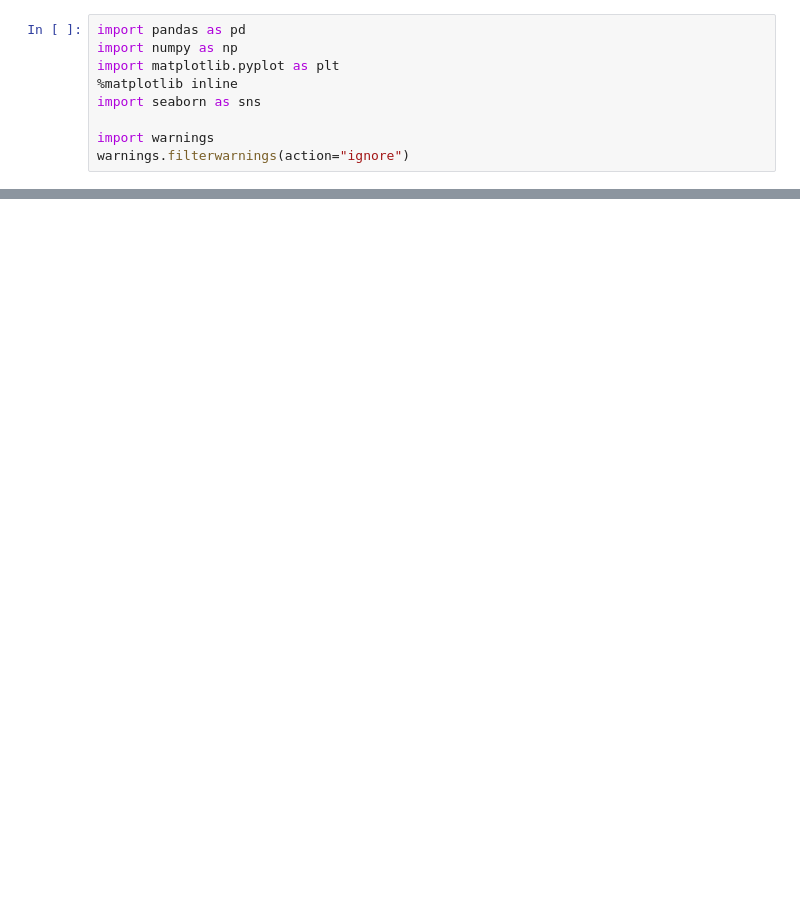
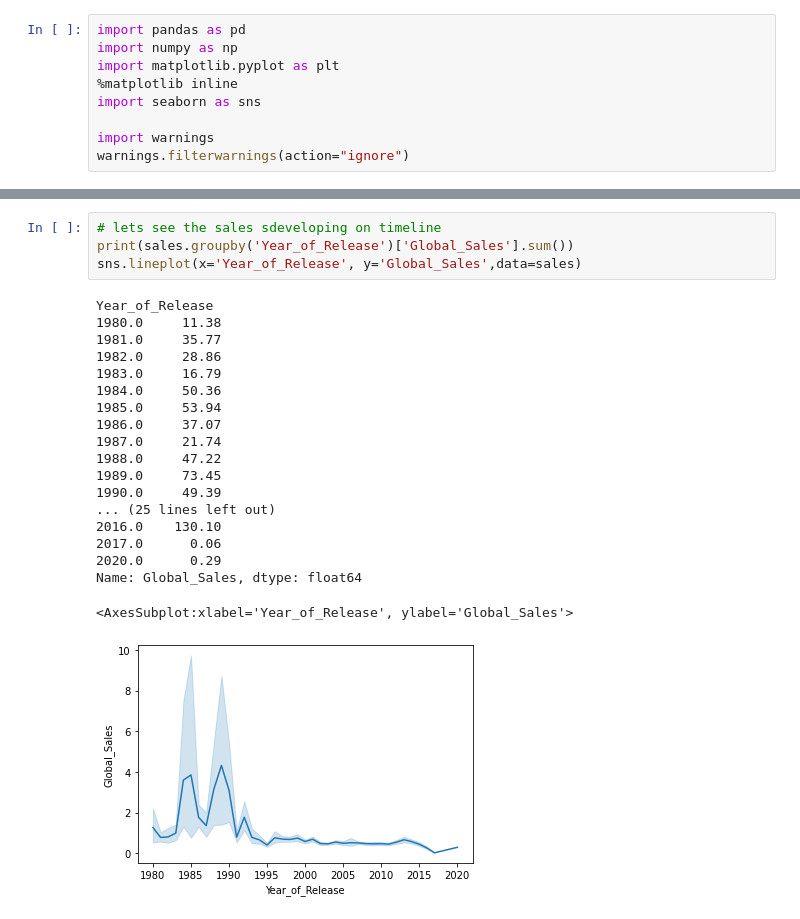
Before and after one commit to obaliuta/games_sales, a Jupyter notebook: notebook.ipynb, the cells around one changed output, grey strips where cells are left out. Saved outputs shown, nothing was run; the diff lists cells and outputs as text; blank space fills up the shorter version.

```diff
--- a/notebook.ipynb
+++ b/notebook.ipynb
@@ -26,0 +54,24 @@ sales
+# %%
+# lets see the sales sdeveloping on timeline
+print(sales.groupby('Year_of_Release')['Global_Sales'].sum())
+sns.lineplot(x='Year_of_Release', y='Global_Sales',data=sales)
+# %% [output]
+Year_of_Release
+1980.0     11.38
+1981.0     35.77
+1982.0     28.86
+1983.0     16.79
+1984.0     50.36
+1985.0     53.94
+1986.0     37.07
+1987.0     21.74
+1988.0     47.22
+1989.0     73.45
+1990.0     49.39
+... (25 lines left out)
+2016.0    130.10
+2017.0      0.06
+2020.0      0.29
+Name: Global_Sales, dtype: float64
+<AxesSubplot:xlabel='Year_of_Release', ylabel='Global_Sales'>
+[figure, added]
```
Also changed, not shown: parts of 6 cells of this notebook.
